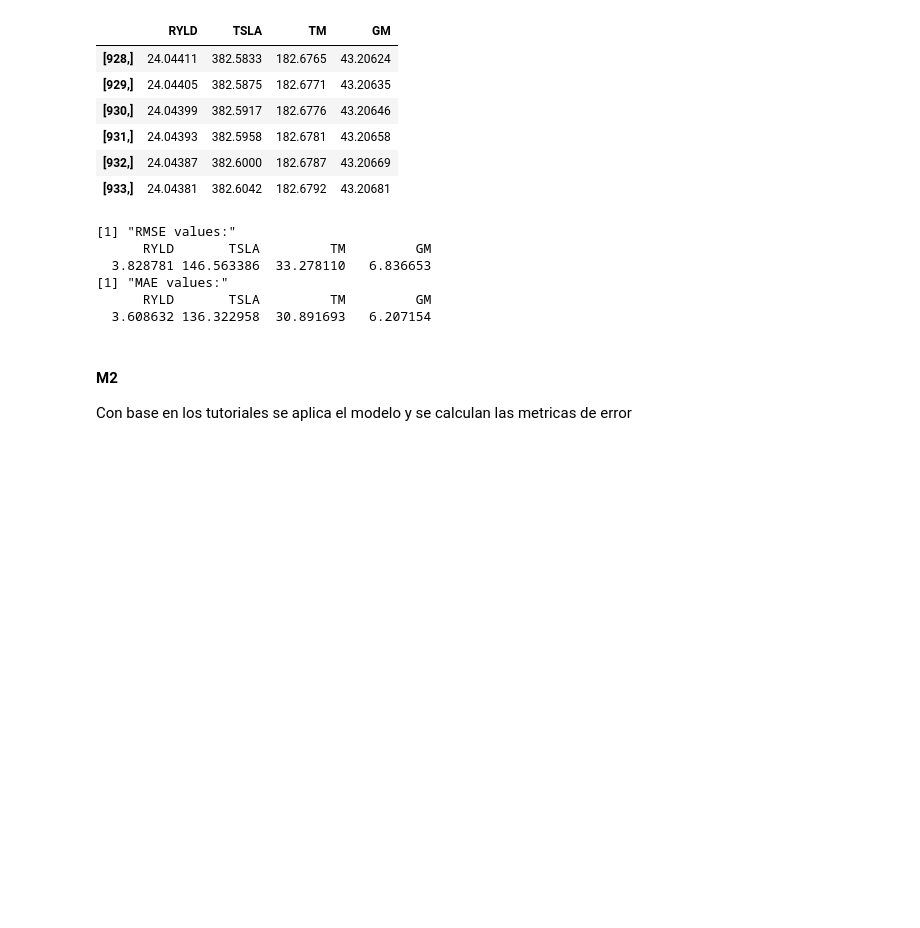
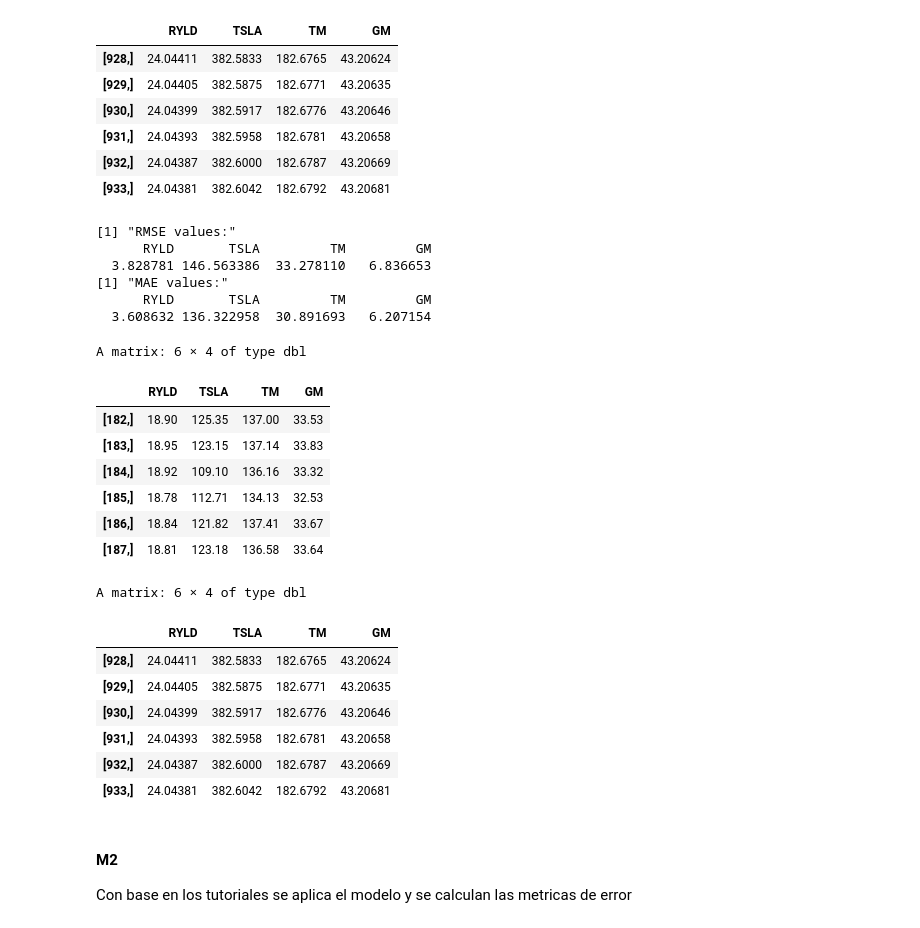
Before and after one commit to jmanjarresm/Pronosticos-Evaluacion-Modulo-3, a Jupyter notebook: VAR/Modelo VAR.ipynb, the cells around one changed output. Cells and saved outputs as stored; diff of their text form; code cells hidden in the pictures; blank space fills up the shorter version.

```diff
--- a/VAR/Modelo VAR.ipynb
+++ b/VAR/Modelo VAR.ipynb
@@ -730,6 +722,26 @@ print(mae_values)
 [1] "MAE values:"
       RYLD       TSLA         TM         GM
   3.608632 136.322958  30.891693   6.207154
+# %%
+tail(Pr_tes)
+tail(m.varf_lev_ft)
+# %% [output]
+A matrix: 6 × 4 of type dbl
+|  | RYLD | TSLA | TM | GM |
+| [182,] | 18.90 | 125.35 | 137.00 | 33.53 |
+| [183,] | 18.95 | 123.15 | 137.14 | 33.83 |
+| [184,] | 18.92 | 109.10 | 136.16 | 33.32 |
+| [185,] | 18.78 | 112.71 | 134.13 | 32.53 |
+| [186,] | 18.84 | 121.82 | 137.41 | 33.67 |
+| [187,] | 18.81 | 123.18 | 136.58 | 33.64 |
+A matrix: 6 × 4 of type dbl
+|  | RYLD | TSLA | TM | GM |
+| [928,] | 24.04411 | 382.5833 | 182.6765 | 43.20624 |
+| [929,] | 24.04405 | 382.5875 | 182.6771 | 43.20635 |
+| [930,] | 24.04399 | 382.5917 | 182.6776 | 43.20646 |
+| [931,] | 24.04393 | 382.5958 | 182.6781 | 43.20658 |
+| [932,] | 24.04387 | 382.6000 | 182.6787 | 43.20669 |
+| [933,] | 24.04381 | 382.6042 | 182.6792 | 43.20681 |
 # %% [markdown]
 #### M2
 
```
Also changed, not shown: parts of 4 cells of this notebook.
